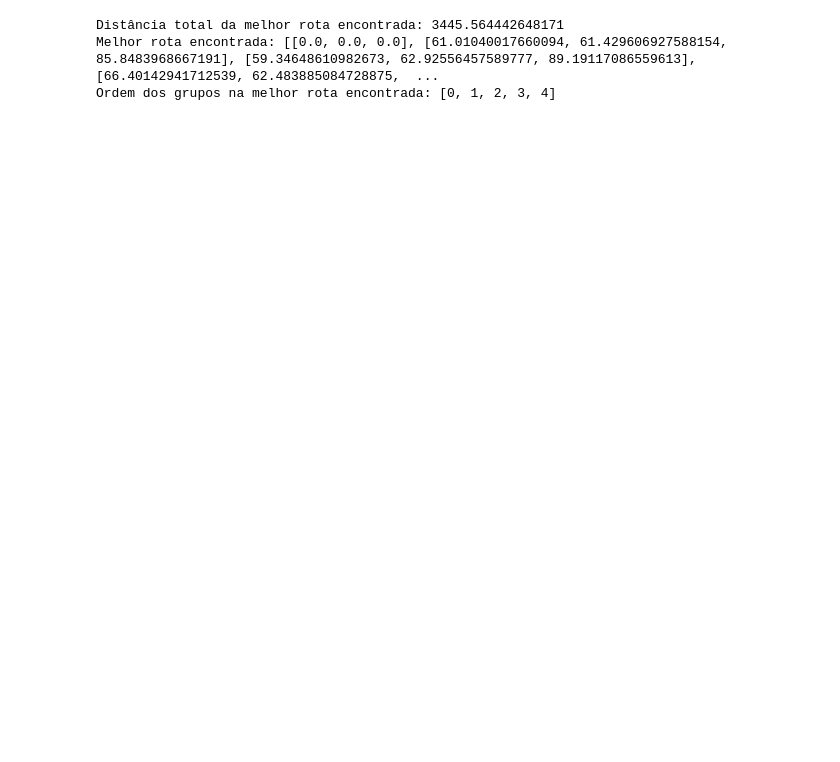
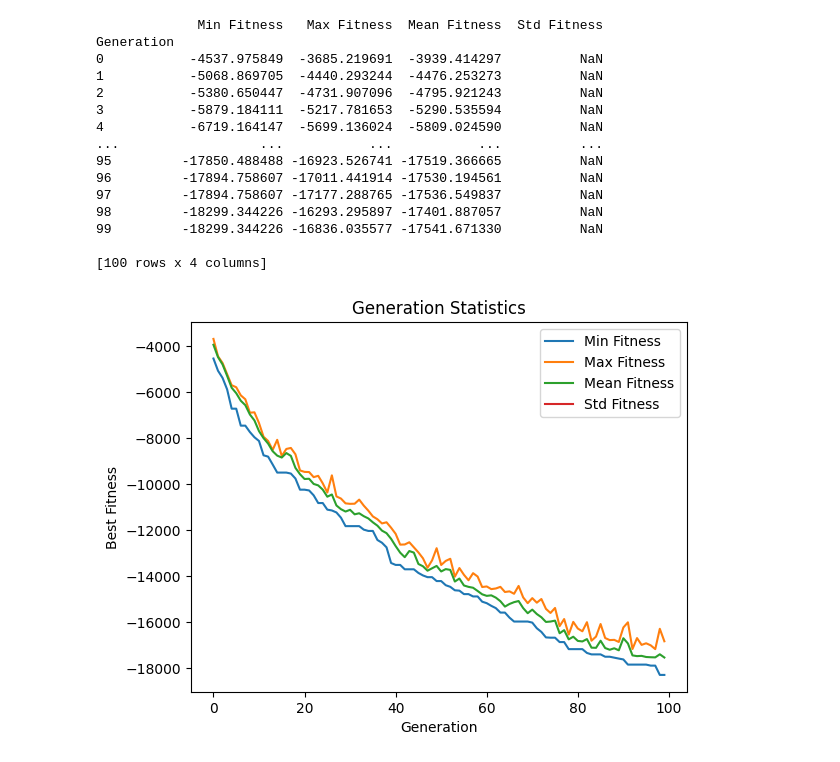
Before and after one commit to pedrxlz/inteligencia-artificial-av2, a Jupyter notebook: problema-extendido-caixeiro.ipynb, the cells around one changed output. Cells and saved outputs as stored; diff of their text form; code cells hidden in the pictures; blank space fills up the shorter version.

```diff
--- a/problema-extendido-caixeiro.ipynb
+++ b/problema-extendido-caixeiro.ipynb
@@ -66,16 +86,40 @@ def genetic_algorithm(points, pop_size, num_generations, mutation_rate, elite_si
-# %%
-points_df = pd.read_csv('CaixeroGrupos.csv')
-
-points_df.head()
-
-grouped_points = points_df.groupby('GRUPO')
-
-best_individual = genetic_algorithm(grouped_points, pop_size=100, num_generations=100, mutation_rate=0.001, elite_size=5)
-
-print('Distância total da melhor rota encontrada:', route_distance(best_individual))
-print('Melhor rota encontrada:', best_individual)
-print('Ordem dos grupos na melhor rota encontrada:', [group for group, _ in grouped_points])
-# %% [output]
-Distância total da melhor rota encontrada: 3445.564442648171
-Melhor rota encontrada: [[0.0, 0.0, 0.0], [61.01040017660094, 61.429606927588154, 85.8483968667191], [59.34648610982673, 62.92556457589777, 89.19117086559613], [66.40142941712539, 62.483885084728875,  ...
-Ordem dos grupos na melhor rota encontrada: [0, 1, 2, 3, 4]
+# %%
+points_df = pd.read_csv('CaixeroGrupos.csv')
+
+points_df.head()
+
+grouped_points = points_df.groupby('GRUPO')
+
+best_individual, df = genetic_algorithm(grouped_points, pop_size=100, num_generations=100, mutation_rate=0.001, elite_size=5)
+
+stats_df = df.groupby('Generation').agg({
+    'Min Fitness': 'min',
+    'Max Fitness': 'max',
+    'Mean Fitness': 'mean'
+})
+
+stats_df['Std Fitness'] = df.groupby('Generation')['Mean Fitness'].transform('std')
+
+print(stats_df)
+
+stats_df.plot(kind='line')
+plt.title('Generation Statistics')
+plt.ylabel('Best Fitness')
+plt.show()
+# %% [output]
+             Min Fitness   Max Fitness  Mean Fitness  Std Fitness
+Generation
+0           -4537.975849  -3685.219691  -3939.414297          NaN
+1           -5068.869705  -4440.293244  -4476.253273          NaN
+2           -5380.650447  -4731.907096  -4795.921243          NaN
+3           -5879.184111  -5217.781653  -5290.535594          NaN
+4           -6719.164147  -5699.136024  -5809.024590          NaN
+...                  ...           ...           ...          ...
+95         -17850.488488 -16923.526741 -17519.366665          NaN
+96         -17894.758607 -17011.441914 -17530.194561          NaN
+97         -17894.758607 -17177.288765 -17536.549837          NaN
+98         -18299.344226 -16293.295897 -17401.887057          NaN
+99         -18299.344226 -16836.035577 -17541.671330          NaN
+
+[100 rows x 4 columns]
+[figure, added]
```
Also changed, not shown: parts of 2 cells of this notebook, 2 other files.
